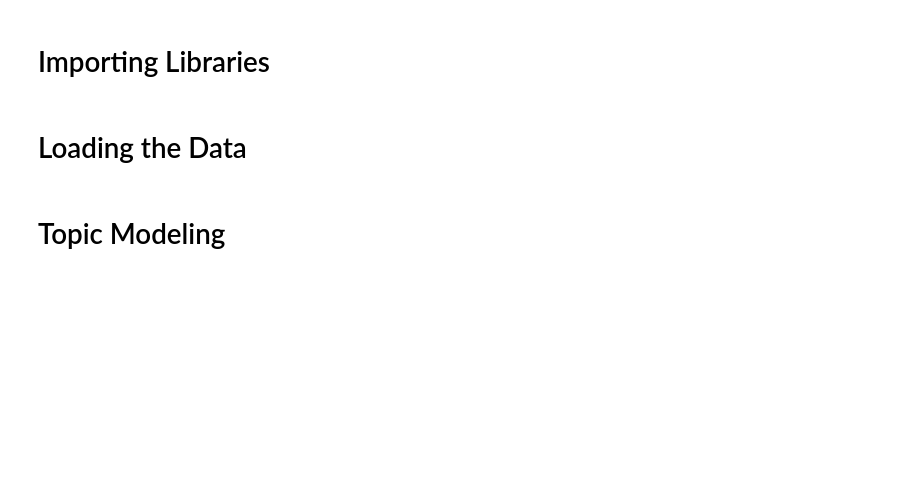
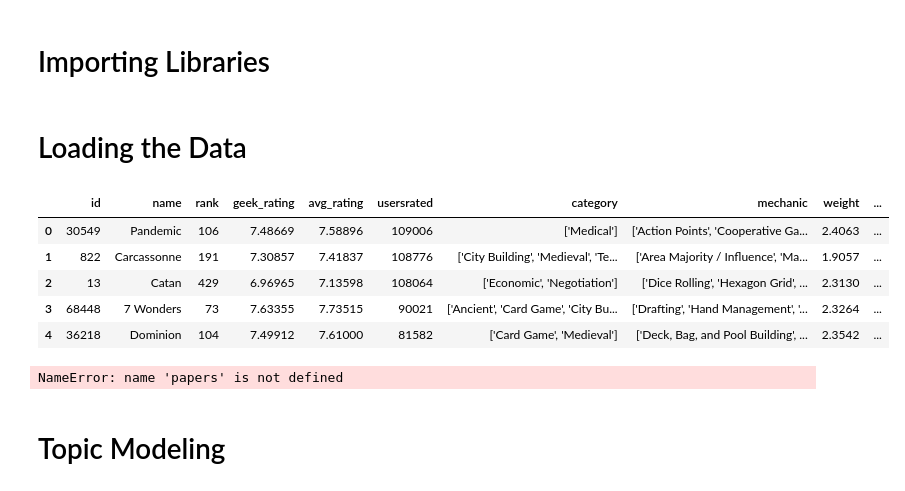
Before and after one commit to Kopzzz/Board-Game-RecCommu, a Jupyter notebook: code/8_topic_modeling.ipynb, the cells around one changed output. Drawn from its saved outputs; the diff is of its cells as text; code cells hidden in the pictures; blank space fills up the shorter version.

```diff
--- a/code/8_topic_modeling.ipynb
+++ b/code/8_topic_modeling.ipynb
@@ -14,3 +14,11 @@ from pycaret.nlp import *
 # Loading the Data
 # %%
 df_bg = pd.read_csv('../datasets/games-cleaned.csv')
+df_bg.head()
+# %% [output]
+|  | id | name | rank | geek_rating | avg_rating | usersrated | category | mechanic | weight | ... |
+| 0 | 30549 | Pandemic | 106 | 7.48669 | 7.58896 | 109006 | ['Medical'] | ['Action Points', 'Cooperative Ga... | 2.4063 | ... |
+| 1 | 822 | Carcassonne | 191 | 7.30857 | 7.41837 | 108776 | ['City Building', 'Medieval', 'Te... | ['Area Majority / Influence', 'Ma... | 1.9057 | ... |
+| 2 | 13 | Catan | 429 | 6.96965 | 7.13598 | 108064 | ['Economic', 'Negotiation'] | ['Dice Rolling', 'Hexagon Grid', ... | 2.3130 | ... |
+| 3 | 68448 | 7 Wonders | 73 | 7.63355 | 7.73515 | 90021 | ['Ancient', 'Card Game', 'City Bu... | ['Drafting', 'Hand Management', '... | 2.3264 | ... |
+| 4 | 36218 | Dominion | 104 | 7.49912 | 7.61000 | 81582 | ['Card Game', 'Medieval'] | ['Deck, Bag, and Pool Building', ... | 2.3542 | ... |
@@ -17,3 +27,16 @@ df_bg = pd.read_csv('../datasets/games-cleaned.csv')
+# %%
+# Load the regular expression library
+import re
+# Remove punctuation
+df['processed'] = \
+df['description'].map(lambda x: re.sub('[,\.!?]', '', x))
+# Convert the titles to lowercase
+df['paper_text_processed'] = \
+df['paper_text_processed'].map(lambda x: x.lower())
+# Print out the first rows of papers
+papers['paper_text_processed'].head()
+# %% [output]
+NameError: name 'papers' is not defined
 # %% [markdown]
 # Topic Modeling
 # %%
```
Also changed, not shown: parts of 2 cells of this notebook, 3 other files.
